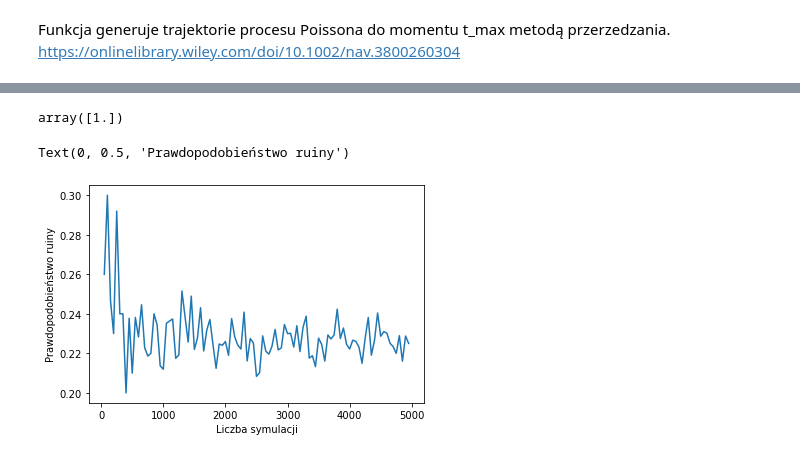
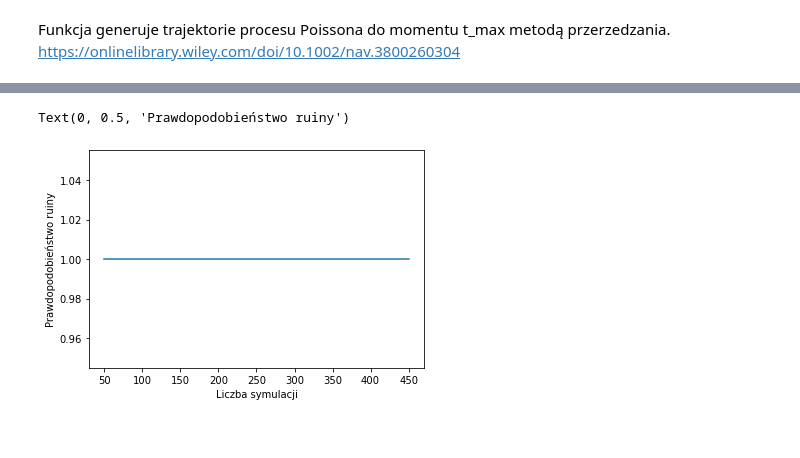
Before and after one commit to ndzadz/mgr, a Jupyter notebook: DataPreparation.ipynb, the cells around one changed output, grey strips where cells are left out. Saved outputs shown, nothing was run; the diff lists cells and outputs as text; code cells hidden in the pictures.

```diff
--- a/DataPreparation.ipynb
+++ b/DataPreparation.ipynb
@@ -169,19 +171,13 @@ def ruin_simulations(n, u, theta, t_max, lambd, distribution, params):
     return(S/n)
 # %%
 p = np.empty(0)
-p =np.insert(p,0,1)
-p
+for n in range(50,500,50):
+    p = np.insert(p,len(p),ruin_simulations(n,10,0.2,100,1,"lognorm",[0,1]))
-# %% [output]
-array([1.])
-# %%
-p = np.empty(0)
-for n in range(50,5000,50):
-    p = np.insert(p,len(p),ruin_simulations(n,10,0.2,10,1,"lognorm",[0,1]))
 # %%
 fig, ax = plt.subplots(1, 1)
-ax.plot(range(50,5000,50),p)
+ax.plot(range(50,500,50),p)
 plt.xlabel("Liczba symulacji")
 plt.ylabel("Prawdopodobieństwo ruiny")
 # %% [output]
 Text(0, 0.5, 'Prawdopodobieństwo ruiny')
-[figure, old version]
+[figure, new version]
```
Also changed, not shown: parts of 8 cells of this notebook.
